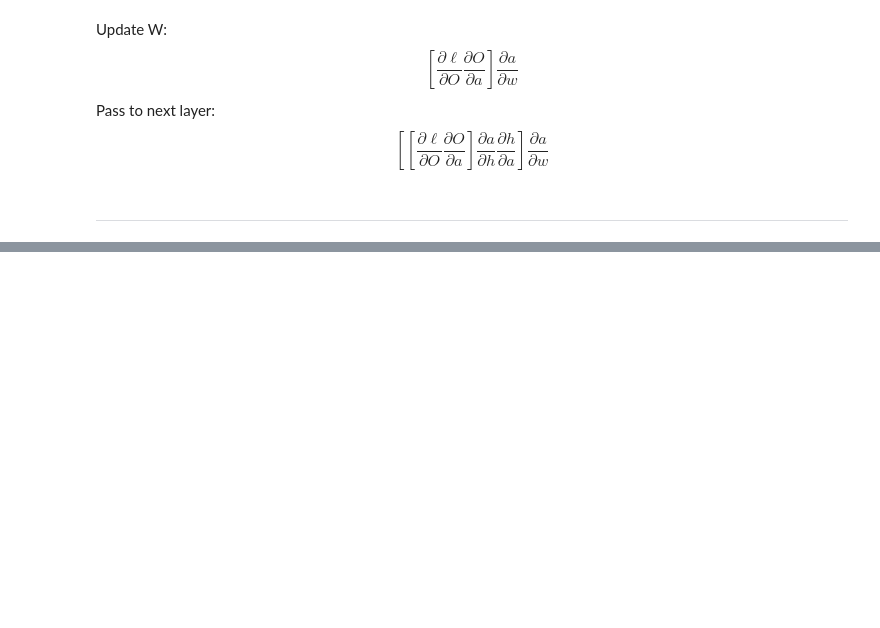
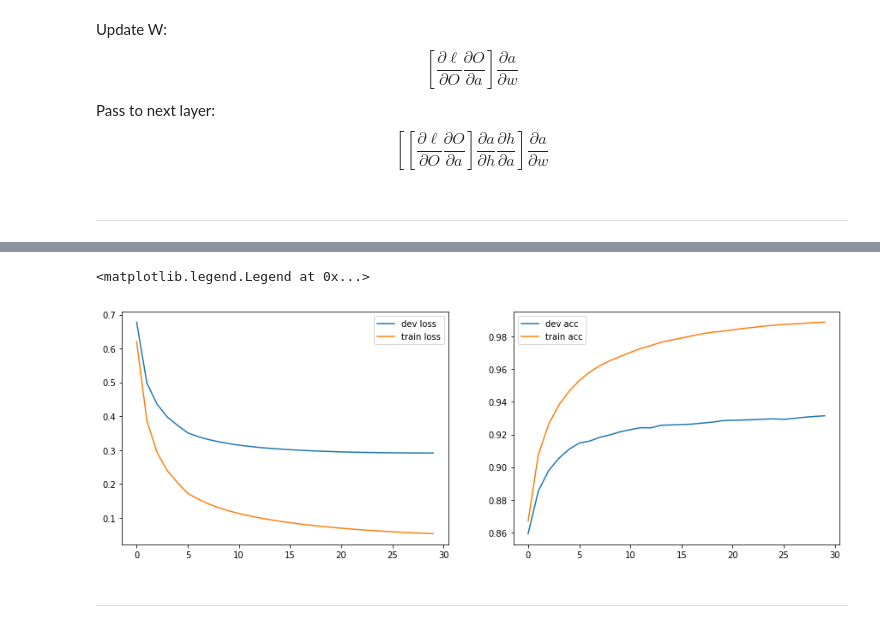
Before and after one commit to Misa-XU/jupyter, a Jupyter notebook: CS229/Assign4/1-Neural-networks-MNIST-image-classification.ipynb, the cells around one changed output, grey strips where cells are left out. Drawn from its saved outputs; the diff is of its cells as text; code cells hidden in the pictures; blank space fills up the shorter version.

```diff
--- a/CS229/Assign4/1-Neural-networks-MNIST-image-classification.ipynb
+++ b/CS229/Assign4/1-Neural-networks-MNIST-image-classification.ipynb
@@ -59,16 +56,3 @@ Update W:
 $$[\frac{\partial \ell}{\partial O} \frac{\partial O}{\partial a}] \frac{\partial a}{\partial w}$$
 Pass to next layer:
 $$[[\frac{\partial \ell}{\partial O} \frac{\partial O}{\partial a}] \frac{\partial a}{\partial h} \frac{\partial h}{\partial a}] \frac{\partial a}{\partial w}$$
-# %%
-def back_prop(thetas, values, loss, alpha):
-
-    grad1 = loss / values[-1]  * (values[-1] - values[-1]** 2)
-    print(grad1.shape)
-    print(thetas[-1].shape)
-    print(values[-3].shape)
-    grad2 = grad1 * thetas[-1] * (1 - value[-3]) * value[-3]
-
-    thetas[-1] += grad1 * values[-2] * alpha
-    thetas[-2] += grad2 * value[-5] * alpha
-
-    return thetas
@@ -83,2 +79,0 @@ thetas = init_params([raw_trainX.shape[1], 100, 10])
-# %%
-y = one_hot_label(raw_trainY[:5])
@@ -89,2 +79,0 @@ thetas[1].shape
-# %%
-output = forward_prop(thetas, [sigmoid, soft_max], raw_trainX[:5, :])
@@ -105,0 +109,19 @@ accuracy(predict(output[-1]), raw_trainY[:5])
+# %%
+lr = 5
+for i in range(numepoch):
+    print('epoch', i)
+    for j in range(train_X.shape[0] // batchsize):
+        y = one_hot_label(train_Y[j * batchsize: (j + 1) *batchsize])
+        output = forward_prop(thetas, activations, train_X[j * batchsize: (j + 1) *batchsize, :])
+        thetas = back_prop(thetas, output, y, lr)
+    y = one_hot_label(dev_Y)
+    output = forward_prop(thetas, activations, dev_X)
+    dev_loss.append(loss(output[-1], y))
+    dev_acc.append(accuracy(predict(output[-1]), dev_Y))
+    print(dev_loss[-1], dev_acc[-1])
+
+    y = one_hot_label(train_Y)
+    output = forward_prop(thetas, activations, train_X)
+    tr_loss.append(loss(output[-1], y))
+    tr_acc.append(accuracy(predict(output[-1]), train_Y))
+    print(tr_loss[-1], tr_acc[-1])
@@ -105,0 +147,14 @@ accuracy(predict(output[-1]), raw_trainY[:5])
+# %%
+f, axs = plt.subplots(1, 2, figsize = (15, 5))
+axs[0].plot(dev_loss, label = 'dev loss')
+axs[0].plot(tr_loss, label = 'train loss')
+axs[0].legend()
+
+axs[1].plot(dev_acc, label = 'dev acc')
+axs[1].plot(tr_acc, label = 'train acc')
+axs[1].legend()
+# %% [output]
+<matplotlib.legend.Legend at 0x...>
+[figure, added]
+# %% [markdown]
+---
```
Also changed, not shown: parts of 23 cells of this notebook, 8 other files.
